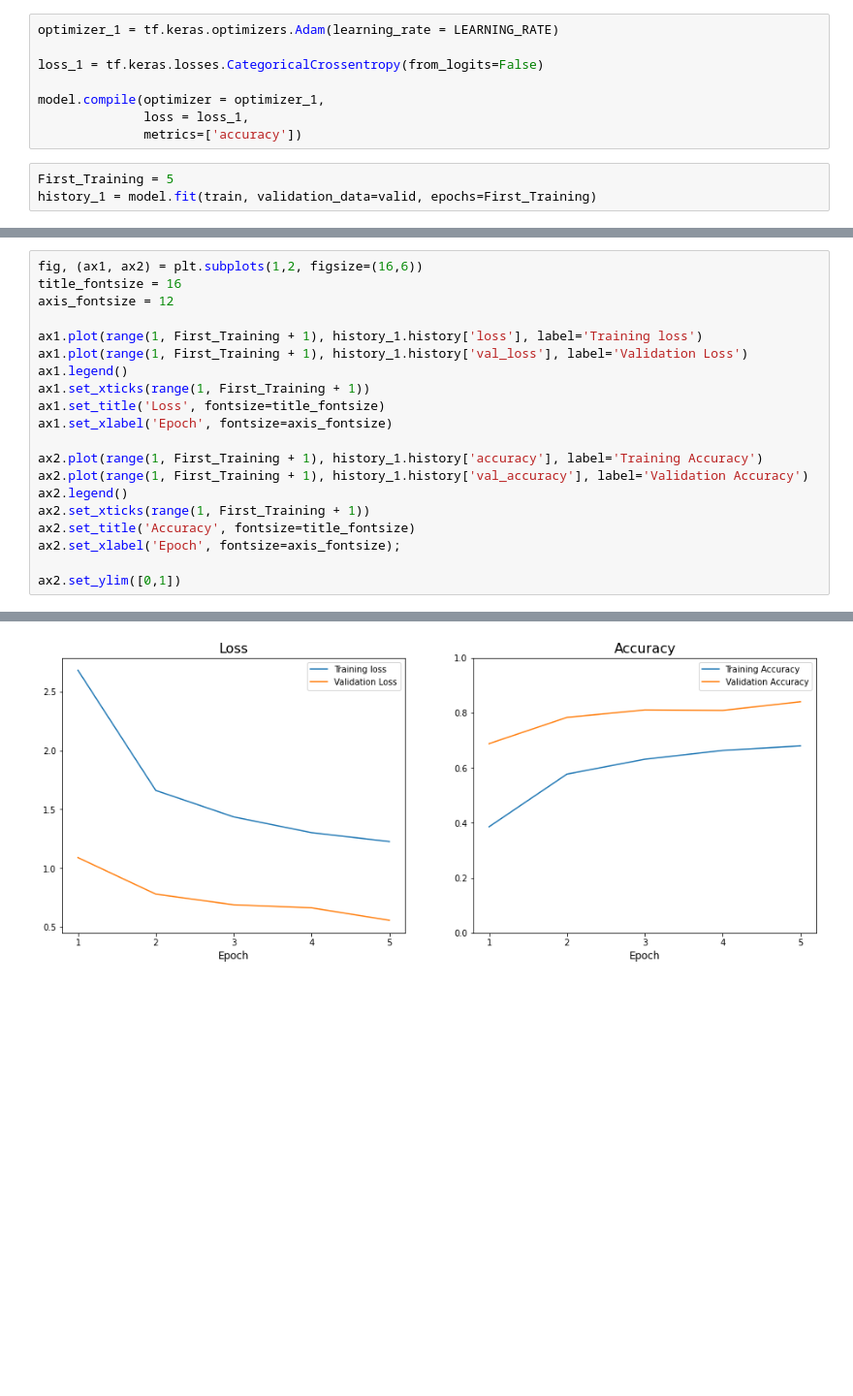
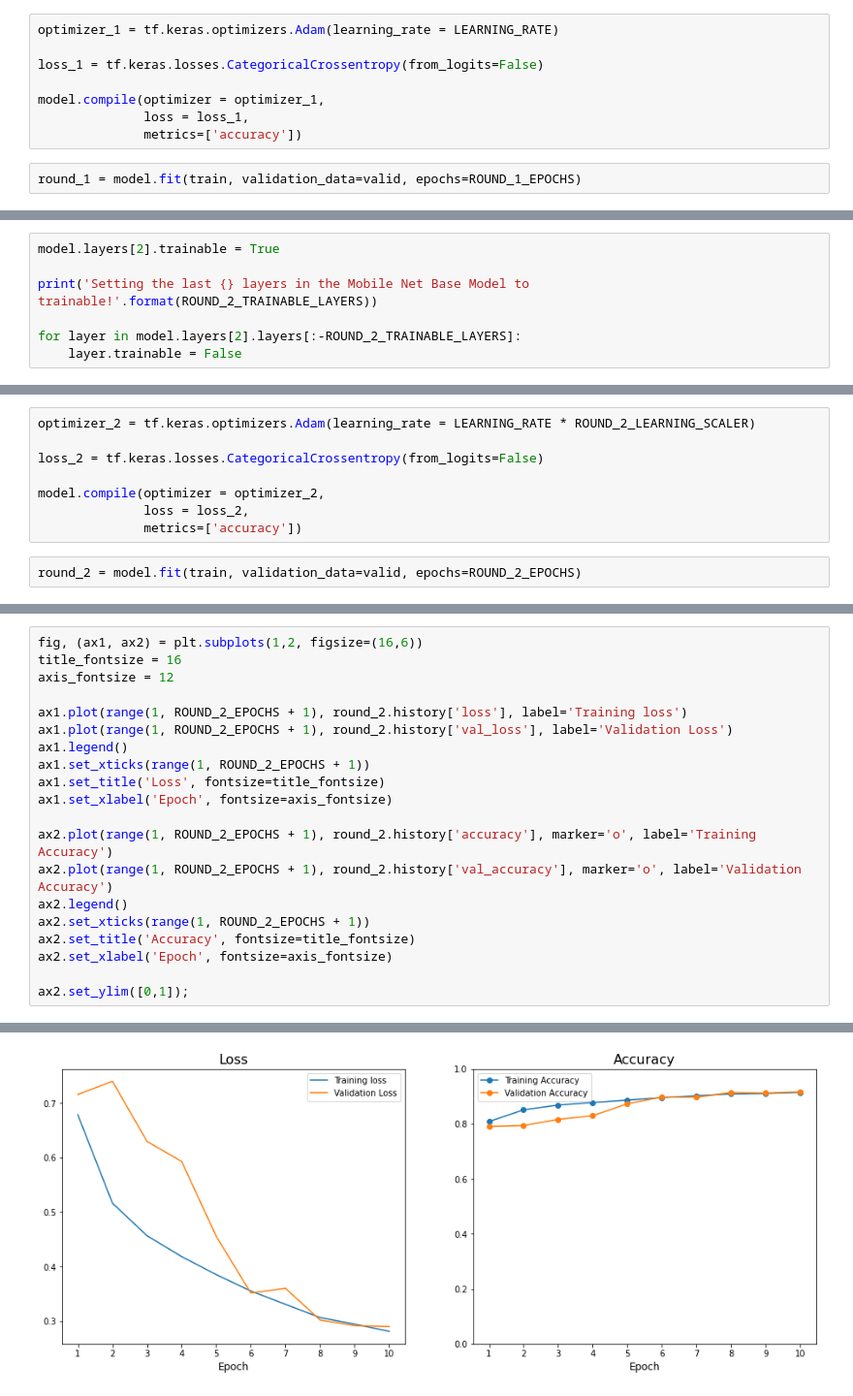
Before and after one commit to Matthew-Weisberg/BirdClassifier, a Jupyter notebook: bird-classifier.ipynb, the cells around one changed output, grey strips where cells are left out. Shown at 97% size. Cells and saved outputs as stored; diff of their text form; blank space fills up the shorter version.

```diff
--- a/bird-classifier.ipynb
+++ b/bird-classifier.ipynb
@@ -178,6 +276,5 @@ model.compile(optimizer = optimizer_1,
               loss = loss_1,
               metrics=['accuracy'])
 # %%
-First_Training = 5
-history_1 = model.fit(train, validation_data=valid, epochs=First_Training)
+round_1 = model.fit(train, validation_data=valid, epochs=ROUND_1_EPOCHS)
 # %% [output]
@@ -193,0 +325,7 @@ Epoch 5/5
+# %%
+model.layers[2].trainable = True
+
+print('Setting the last {} layers in the Mobile Net Base Model to trainable!'.format(ROUND_2_TRAINABLE_LAYERS))
+
+for layer in model.layers[2].layers[:-ROUND_2_TRAINABLE_LAYERS]:
+    layer.trainable = False
@@ -193,0 +334,10 @@ Epoch 5/5
+# %%
+optimizer_2 = tf.keras.optimizers.Adam(learning_rate = LEARNING_RATE * ROUND_2_LEARNING_SCALER)
+
+loss_2 = tf.keras.losses.CategoricalCrossentropy(from_logits=False)
+
+model.compile(optimizer = optimizer_2,
+              loss = loss_2,
+              metrics=['accuracy'])
+# %%
+round_2 = model.fit(train, validation_data=valid, epochs=ROUND_2_EPOCHS)
@@ -196,19 +367,19 @@ fig, (ax1, ax2) = plt.subplots(1,2, figsize=(16,6))
 title_fontsize = 16
 axis_fontsize = 12
 
-ax1.plot(range(1, First_Training + 1), history_1.history['loss'], label='Training loss')
-ax1.plot(range(1, First_Training + 1), history_1.history['val_loss'], label='Validation Loss')
+ax1.plot(range(1, ROUND_2_EPOCHS + 1), round_2.history['loss'], label='Training loss')
+ax1.plot(range(1, ROUND_2_EPOCHS + 1), round_2.history['val_loss'], label='Validation Loss')
 ax1.legend()
-ax1.set_xticks(range(1, First_Training + 1))
+ax1.set_xticks(range(1, ROUND_2_EPOCHS + 1))
 ax1.set_title('Loss', fontsize=title_fontsize)
 ax1.set_xlabel('Epoch', fontsize=axis_fontsize)
 
-ax2.plot(range(1, First_Training + 1), history_1.history['accuracy'], label='Training Accuracy')
-ax2.plot(range(1, First_Training + 1), history_1.history['val_accuracy'], label='Validation Accuracy')
+ax2.plot(range(1, ROUND_2_EPOCHS + 1), round_2.history['accuracy'], marker='o', label='Training Accuracy')
+ax2.plot(range(1, ROUND_2_EPOCHS + 1), round_2.history['val_accuracy'], marker='o', label='Validation Accuracy')
 ax2.legend()
-ax2.set_xticks(range(1, First_Training + 1))
+ax2.set_xticks(range(1, ROUND_2_EPOCHS + 1))
 ax2.set_title('Accuracy', fontsize=title_fontsize)
-ax2.set_xlabel('Epoch', fontsize=axis_fontsize);
+ax2.set_xlabel('Epoch', fontsize=axis_fontsize)
 
-ax2.set_ylim([0,1])
+ax2.set_ylim([0,1]);
 # %% [output]
@@ -216,4 +386,4 @@ ax2.set_ylim([0,1])
-[figure, old version]
+[figure, new version]
 # %%
 model.layers[2].trainable = True
 
```
Also changed, not shown: parts of 27 cells of this notebook.
